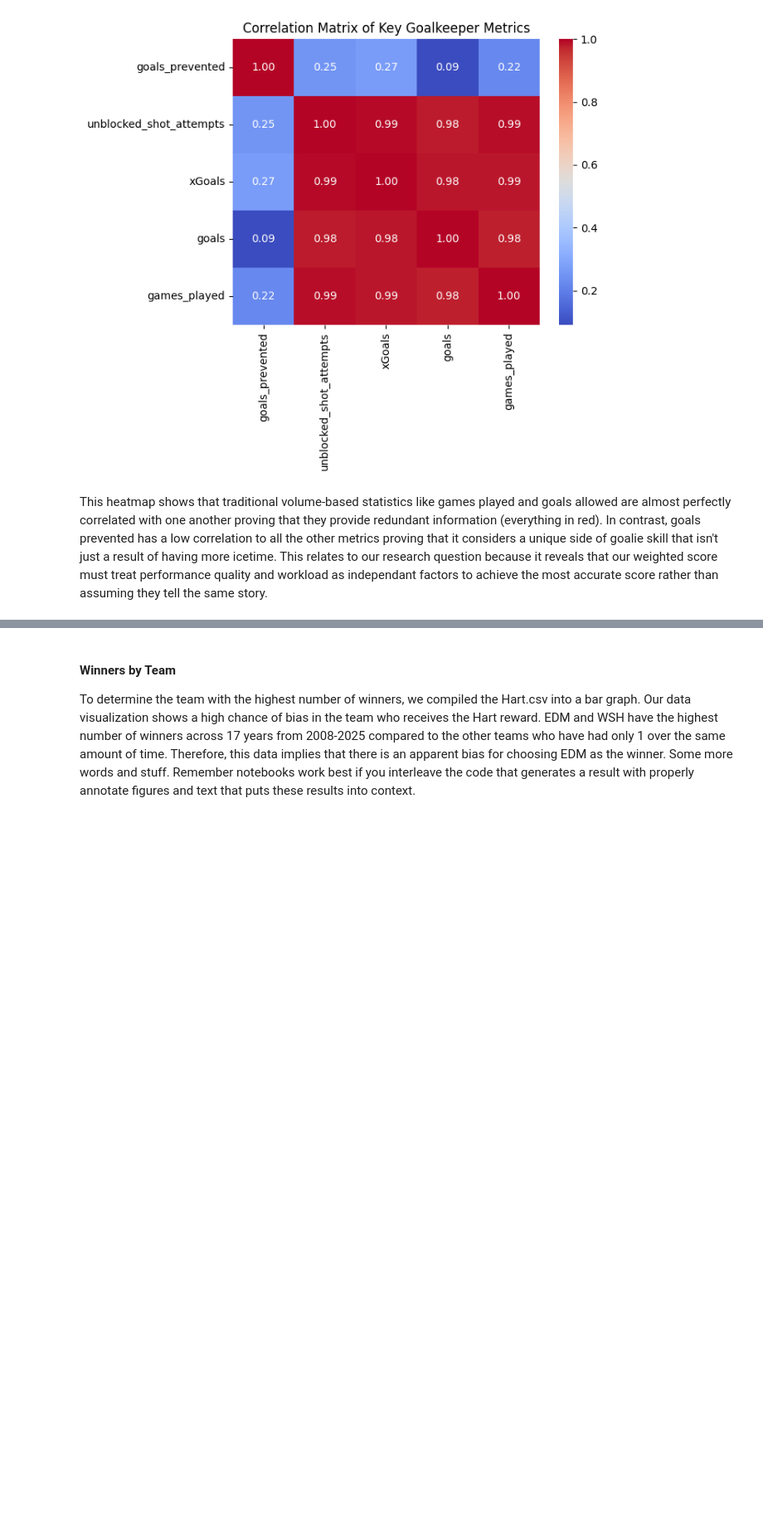
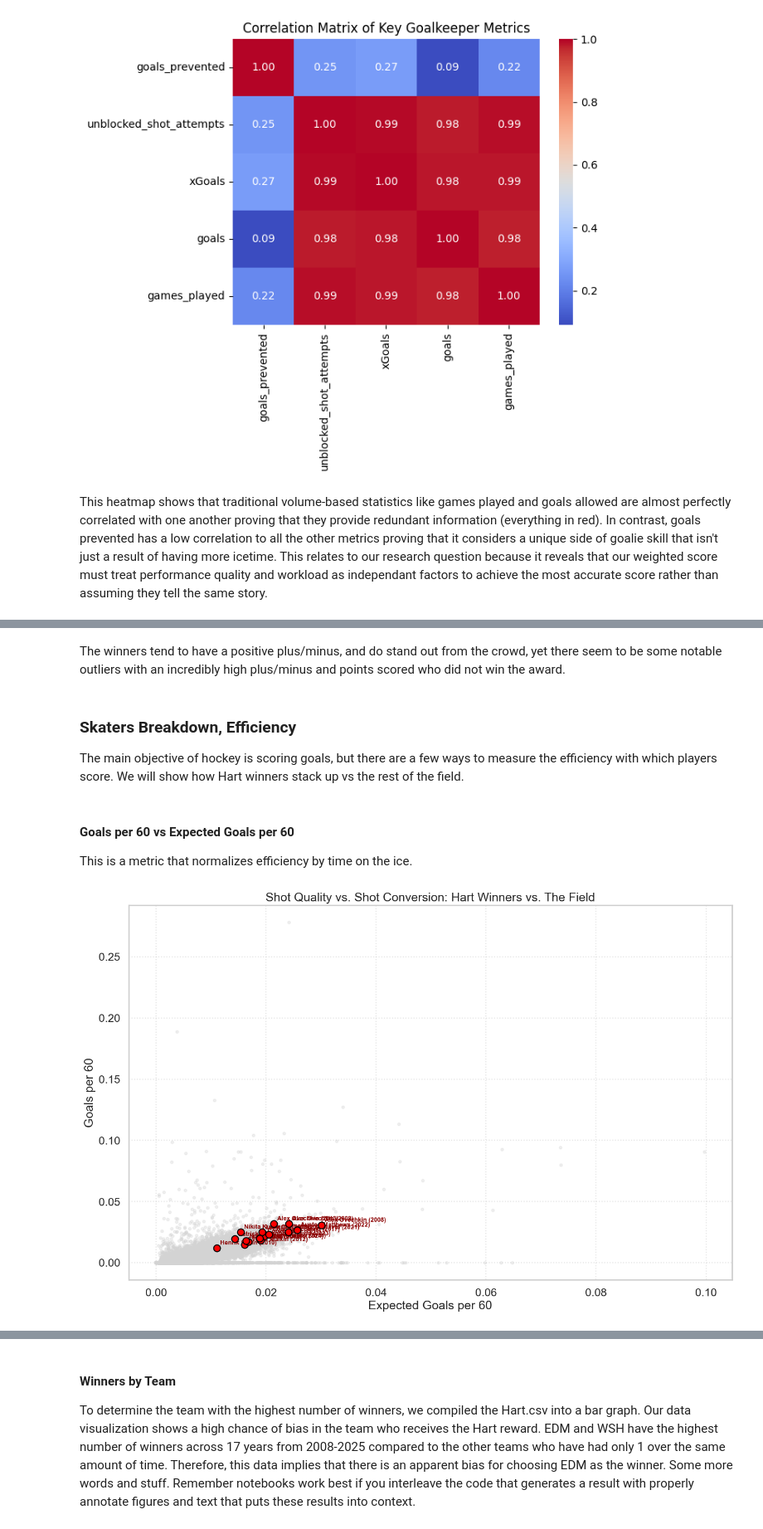
Before and after one commit to COGS108/Group118_WI26, a Jupyter notebook: 02-EDACheckpoint.ipynb, the cells around one changed output, grey strips where cells are left out. Shown at 83% size. Drawn from its saved outputs; the diff is of its cells as text; code cells hidden in the pictures; blank space fills up the shorter version.

```diff
--- a/02-EDACheckpoint.ipynb
+++ b/02-EDACheckpoint.ipynb
@@ -405,0 +427,44 @@ plt.show()
+# %% [markdown]
+The winners tend to have a positive plus/minus, and do stand out from the crowd, yet there seem to be some notable outliers with an incredibly high plus/minus and points scored who did not win the award.
+# %% [markdown]
+### Skaters Breakdown, Efficiency
+
+The main objective of hockey is scoring goals, but there are a few ways to measure the efficiency with which players score. We will show how Hart winners stack up vs the rest of the field.
+# %% [markdown]
+#### Goals per 60 vs Expected Goals per 60
+
+This is a metric that normalizes efficiency by time on the ice.
+# %%
+import matplotlib.pyplot as plt
+
+# Compute per-60 rates
+final_df['goals_per60'] = final_df['I_F_goals'] / final_df['I_F_minutes'] * 60
+final_df['xgoals_per60'] = final_df['I_F_xGoals'] / final_df['I_F_minutes'] * 60
+
+hart_stats['goals_per60'] = hart_stats['I_F_goals'] / hart_stats['I_F_minutes'] * 60
+hart_stats['xgoals_per60'] = hart_stats['I_F_xGoals'] / hart_stats['I_F_minutes'] * 60
+
+plt.figure(figsize=(16,10))
+
+# Background
+plt.scatter(final_df['xgoals_per60'], final_df['goals_per60'],
+            c='lightgrey', alpha=0.3, s=15)
+
+# Hart winners
+plt.scatter(hart_stats['xgoals_per60'], hart_stats['goals_per60'],
+            c='red', s=100, edgecolors='black', linewidth=1.5, zorder=5)
+
+# Labels
+for _, row in hart_stats.iterrows():
+    plt.annotate(f"{row['name']} ({row['season']})",
+                 (row['xgoals_per60'], row['goals_per60']),
+                 textcoords="offset points", xytext=(5,5),
+                 fontsize=9, fontweight='bold', color='darkred')
+
+plt.xlabel("Expected Goals per 60")
+plt.ylabel("Goals per 60")
+plt.title("Shot Quality vs. Shot Conversion: Hart Winners vs. The Field")
+plt.grid(True, linestyle=':', alpha=0.5)
+plt.show()
+# %% [output]
+[figure, added]
```
Also changed, not shown: parts of 9 cells of this notebook.
